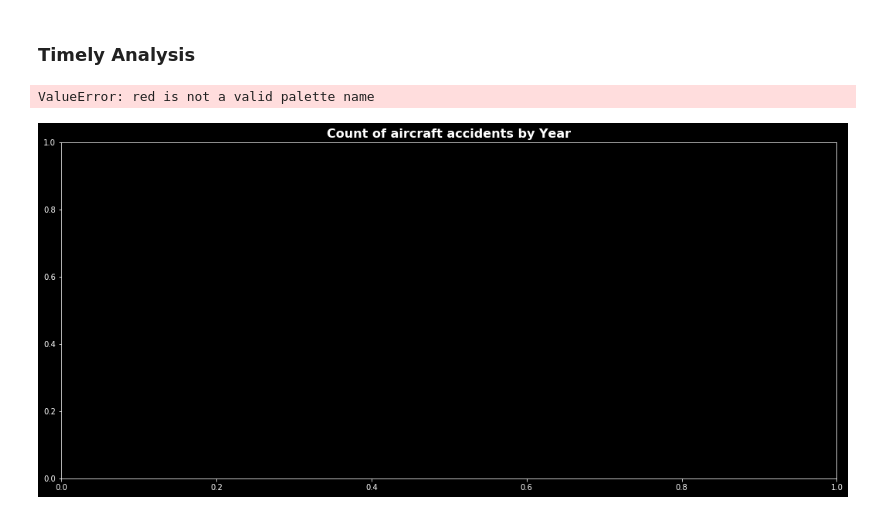
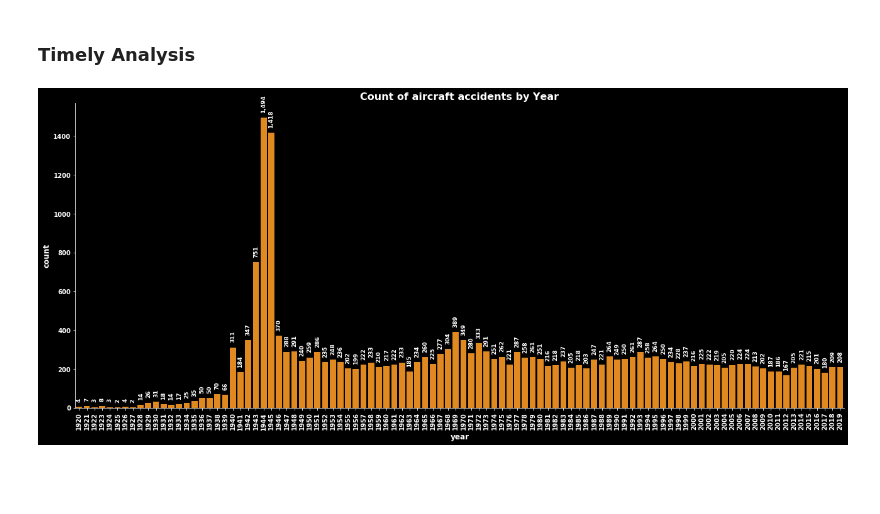
Before and after one commit to razmikmelikbekyan/AircraftAccidentsAnalysis, a Jupyter notebook: accidents_analysis/AccidentsAnalysis.ipynb, the cells around one changed output. Drawn from its saved outputs; the diff is of its cells as text; code cells hidden in the pictures; blank space fills up the shorter version.

```diff
--- a/accidents_analysis/AccidentsAnalysis.ipynb
+++ b/accidents_analysis/AccidentsAnalysis.ipynb
@@ -61,5 +67,7 @@ df = sql_table_to_pandas('../db_config.JSON', 'accidents')
 # df_aircraft = sql_table_to_pandas('../db_config.JSON', 'aircraft')
 # df_aircraft.columns = [c if 'aircraft' in c else f'aircraft_{c}' for c in df_aircraft.columns]
 # df = pd.merge(df_accidents, df_aircraft, how='left', on='aircraft_type')
+# %%
+df = df[(df['year'] > 1919) & (df['year'] < 2020)] # selecting only full years
 # %%
 df = df.replace({None: np.nan, 'None': np.nan})
@@ -103,9 +107,12 @@ def get_time_range(x) -> str or np.nan:
         return '16:00 - 19:59'
     else:
         return '20:00 - 23:59'
+# %%
+df['time'] = df['time'].apply(lambda x: np.nan if pd.isnull(x) else str(x)[-8:])
+df['time'] = pd.to_datetime(df['time'], format='%H:%M:%S').dt.time
 # %%
-df['time_range'] = df['time'].apply(correct_time).apply(get_time_range)
-df.drop(columns=['time'], inplace=True)
+df['time_range'] = df['time'].apply(get_time_range)
+# df.drop(columns=['time'], inplace=True)
 # %%
 df['time_range'].value_counts()
 # %% [output]
@@ -331,13 +345,10 @@ Name: nature_group, dtype: int64
 # %%
 plot_countplot(
     df,
     'year',
     hue_column=None,
     figsize=(18, 8),
-    palette="red",
     title='Count of aircraft accidents by Year'
-
 )
 # %% [output]
-ValueError: red is not a valid palette name
-[figure, old version]
+[figure, new version]
```
Also changed, not shown: parts of 27 cells of this notebook, 5 other files.
